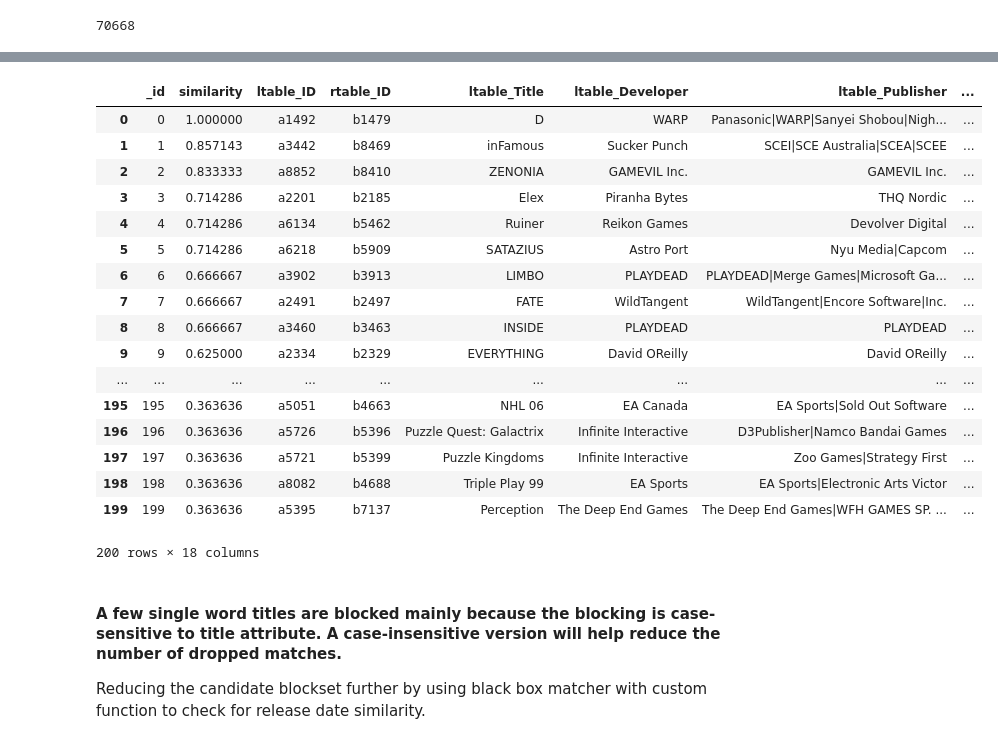
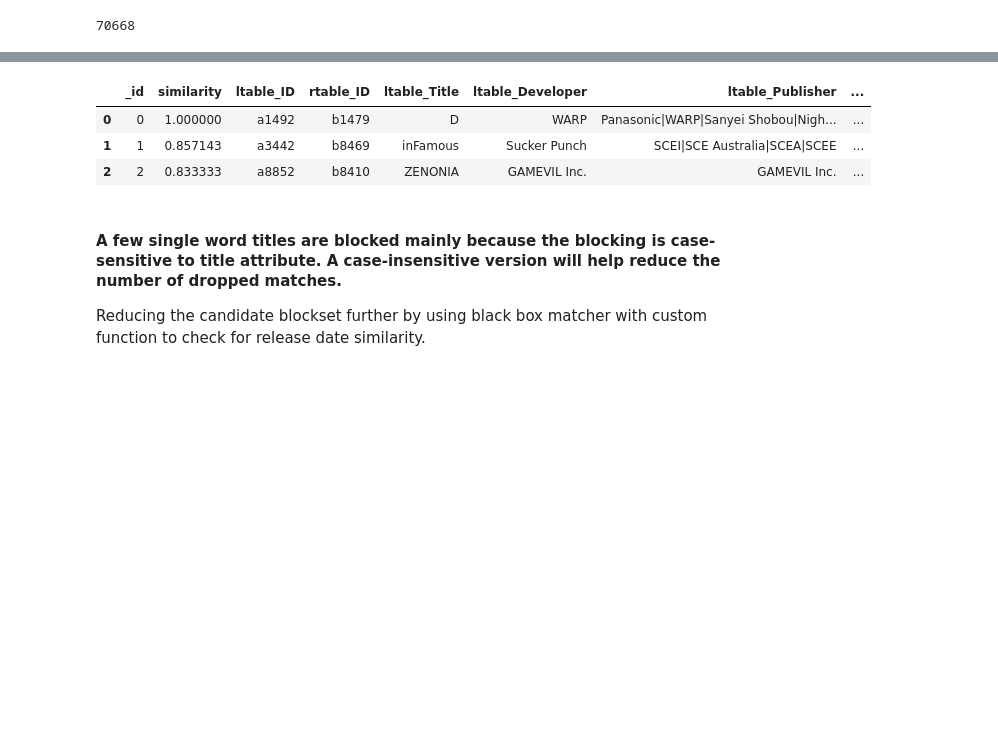
Before and after one commit to abhinav4192/Data-Science, a Jupyter notebook: stage3/code/EntityMatching.ipynb, the cells around one changed output, grey strips where cells are left out. Saved outputs shown, nothing was run; the diff lists cells and outputs as text; code cells hidden in the pictures; blank space fills up the shorter version.

```diff
--- a/stage3/code/EntityMatching.ipynb
+++ b/stage3/code/EntityMatching.ipynb
@@ -247,26 +184,12 @@ C4.head()
 # %%
 dbg1_3 = em.debug_blocker(C4, dfTableA, dfTableB)
 # %%
-dbg1_3
+dbg1_3.head(3)
 # %% [output]
 |  | _id | similarity | ltable_ID | rtable_ID | ltable_Title | ltable_Developer | ltable_Publisher | ... |
 | 0 | 0 | 1.000000 | a1492 | b1479 | D | WARP | Panasonic|WARP|Sanyei Shobou|Nigh... | ... |
 | 1 | 1 | 0.857143 | a3442 | b8469 | inFamous | Sucker Punch | SCEI|SCE Australia|SCEA|SCEE | ... |
 | 2 | 2 | 0.833333 | a8852 | b8410 | ZENONIA | GAMEVIL Inc. | GAMEVIL Inc. | ... |
-| 3 | 3 | 0.714286 | a2201 | b2185 | Elex | Piranha Bytes | THQ Nordic | ... |
-| 4 | 4 | 0.714286 | a6134 | b5462 | Ruiner | Reikon Games | Devolver Digital | ... |
-| 5 | 5 | 0.714286 | a6218 | b5909 | SATAZIUS | Astro Port | Nyu Media|Capcom | ... |
-| 6 | 6 | 0.666667 | a3902 | b3913 | LIMBO | PLAYDEAD | PLAYDEAD|Merge Games|Microsoft Ga... | ... |
-| 7 | 7 | 0.666667 | a2491 | b2497 | FATE | WildTangent | WildTangent|Encore Software|Inc. | ... |
-| 8 | 8 | 0.666667 | a3460 | b3463 | INSIDE | PLAYDEAD | PLAYDEAD | ... |
-| 9 | 9 | 0.625000 | a2334 | b2329 | EVERYTHING | David OReilly | David OReilly | ... |
-| ... | ... | ... | ... | ... | ... | ... | ... | ... |
-| 195 | 195 | 0.363636 | a5051 | b4663 | NHL 06 | EA Canada | EA Sports|Sold Out Software | ... |
-| 196 | 196 | 0.363636 | a5726 | b5396 | Puzzle Quest: Galactrix | Infinite Interactive | D3Publisher|Namco Bandai Games | ... |
-| 197 | 197 | 0.363636 | a5721 | b5399 | Puzzle Kingdoms | Infinite Interactive | Zoo Games|Strategy First | ... |
-| 198 | 198 | 0.363636 | a8082 | b4688 | Triple Play 99 | EA Sports | EA Sports|Electronic Arts Victor | ... |
-| 199 | 199 | 0.363636 | a5395 | b7137 | Perception | The Deep End Games | The Deep End Games|WFH GAMES SP. ... | ... |
-200 rows × 18 columns
 # %% [markdown]
 #### A few single word titles are blocked mainly because the blocking is case-sensitive to title attribute. A case-insensitive version will help reduce the number of dropped matches.
 
```
Also changed, not shown: parts of 9 cells of this notebook.
